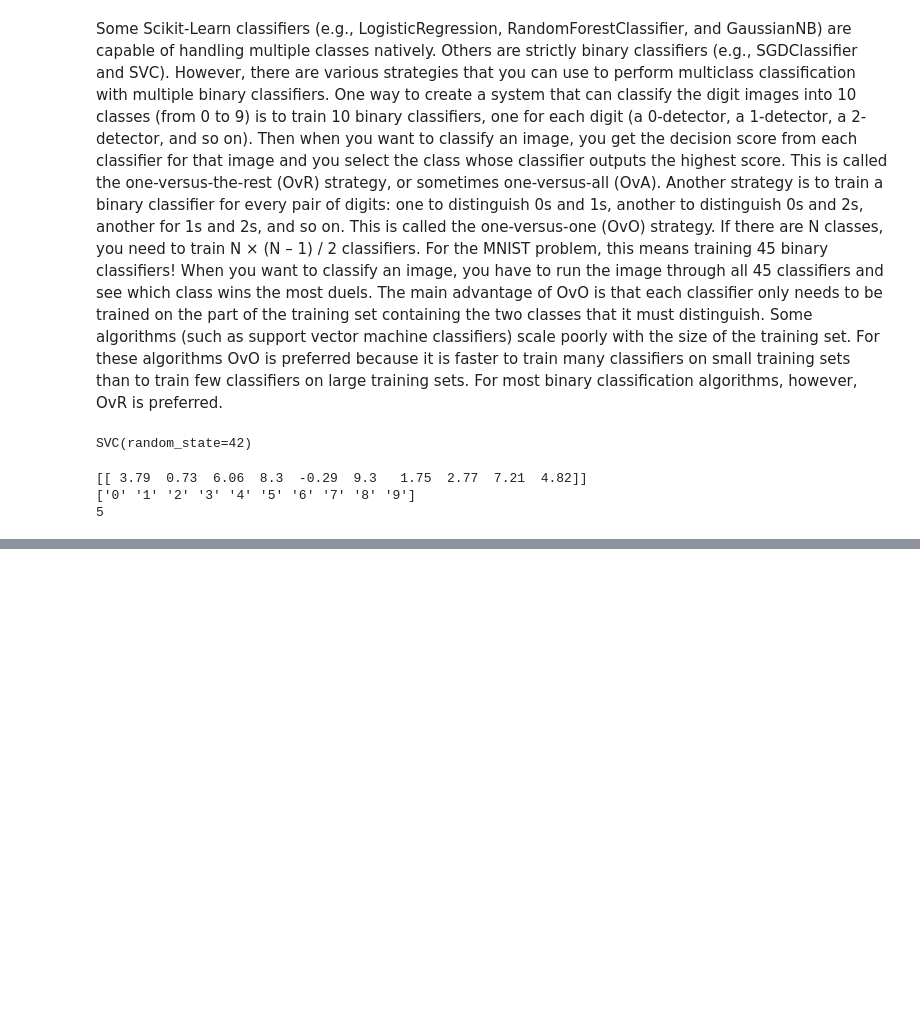
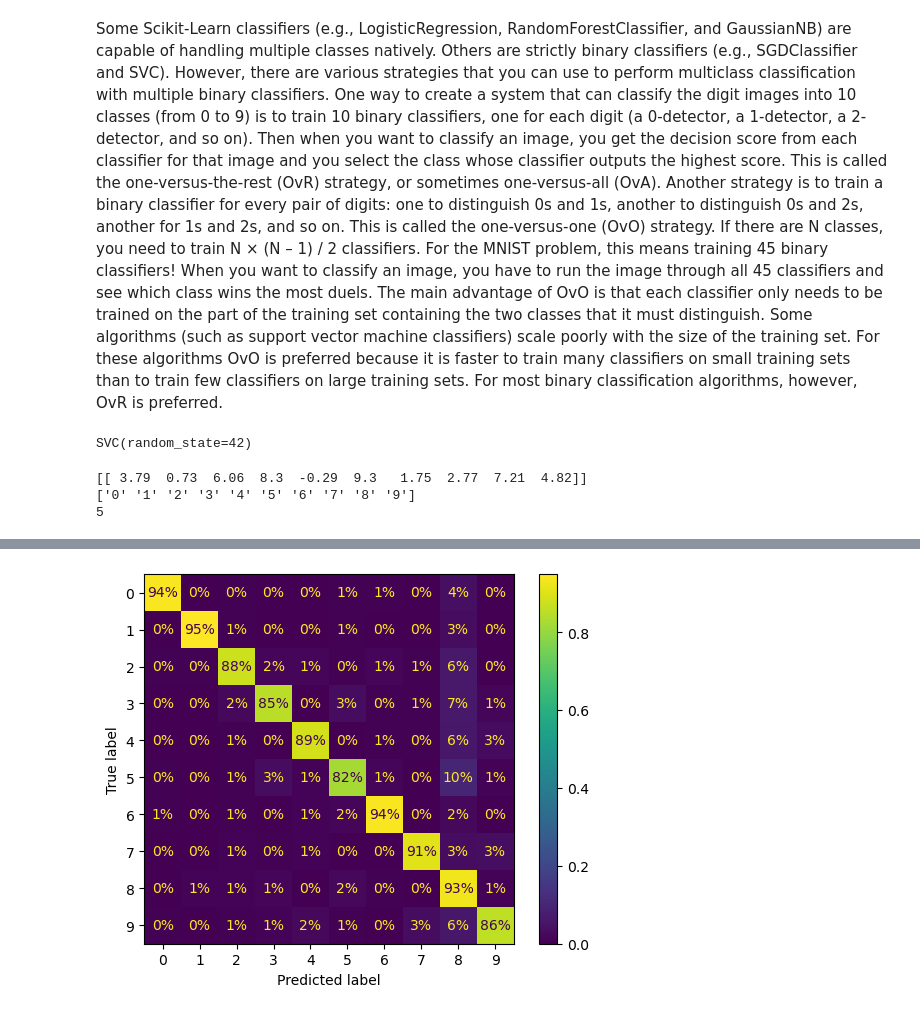
Before and after one commit to magyar1998/ml-hands-on-book, a Jupyter notebook: Capitulo3/src/classificador.ipynb, the cells around one changed output, grey strips where cells are left out. Drawn from its saved outputs; the diff is of its cells as text; code cells hidden in the pictures; blank space fills up the shorter version.

```diff
--- a/Capitulo3/src/classificador.ipynb
+++ b/Capitulo3/src/classificador.ipynb
@@ -440,0 +490,5 @@ print(svc_clf.classes_[5])
+# %%
+ConfusionMatrixDisplay.from_predictions(y_train, y_train_pred, normalize='true', values_format='.0%')
+plt.show()
+# %% [output]
+[figure, added]
```
Also changed, not shown: parts of 9 cells of this notebook.
